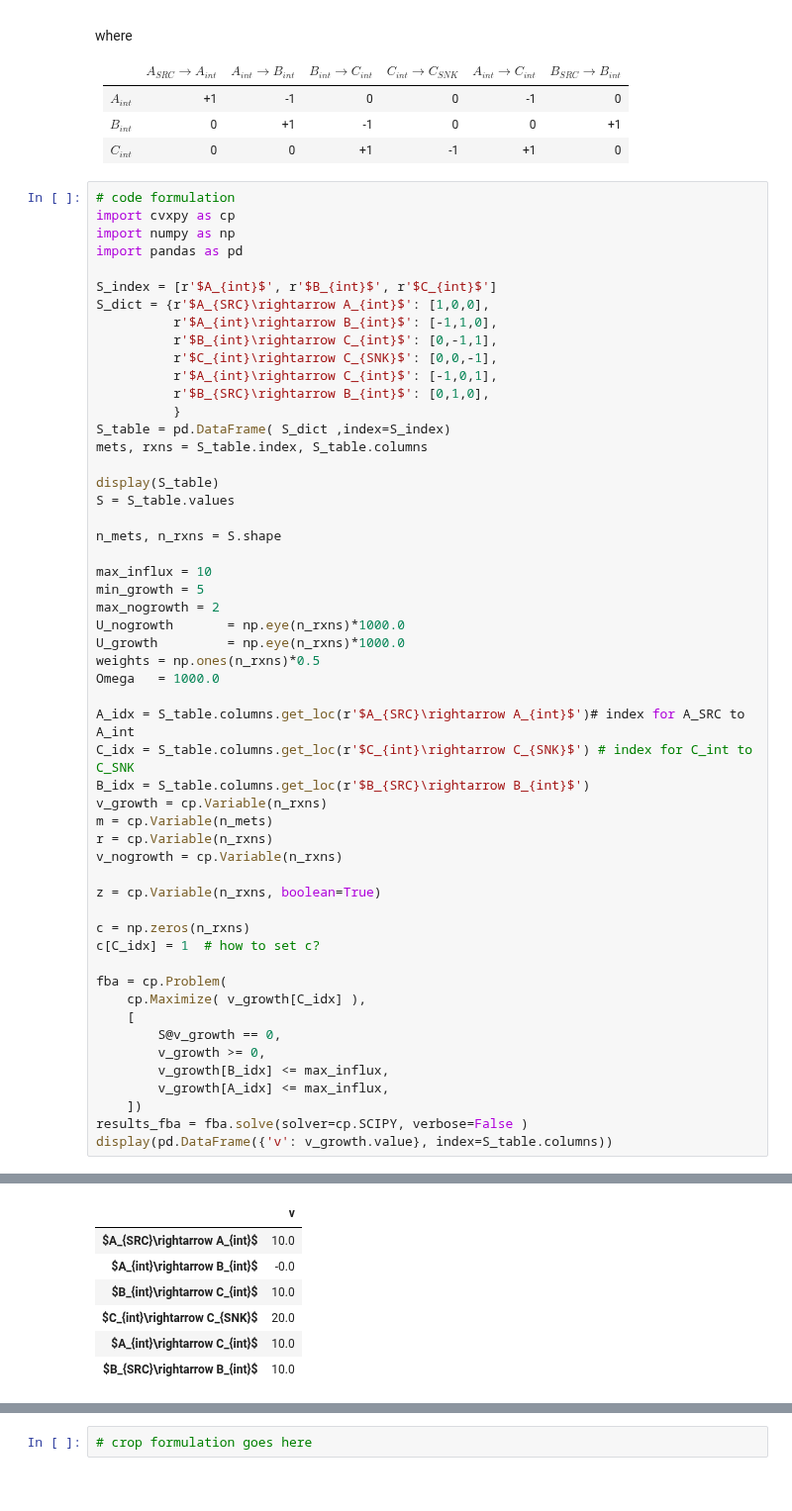
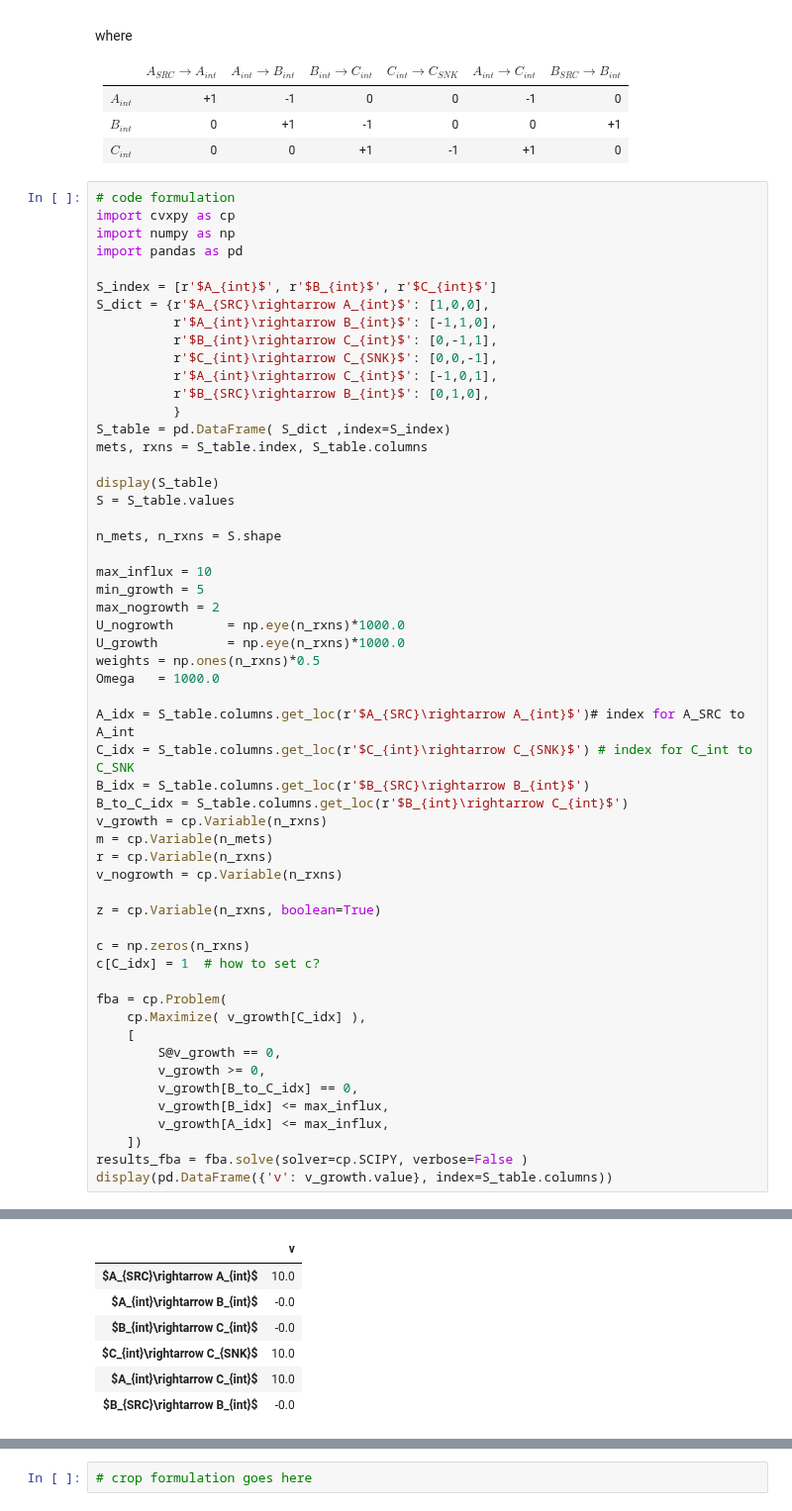
Before and after one commit to pnnl-predictive-phenomics/crop, a Jupyter notebook: docs/notebook/CROP_tests_notes_AG.ipynb, the cells around one changed output, grey strips where cells are left out. Shown at 99% size. Saved outputs shown, nothing was run; the diff lists cells and outputs as text.

```diff
--- a/docs/notebook/CROP_tests_notes_AG.ipynb
+++ b/docs/notebook/CROP_tests_notes_AG.ipynb
@@ -394,35 +394,37 @@ Omega   = 1000.0
 A_idx = S_table.columns.get_loc(r'$A_{SRC}\rightarrow A_{int}$')# index for A_SRC to A_int
 C_idx = S_table.columns.get_loc(r'$C_{int}\rightarrow C_{SNK}$') # index for C_int to C_SNK
 B_idx = S_table.columns.get_loc(r'$B_{SRC}\rightarrow B_{int}$')
+B_to_C_idx = S_table.columns.get_loc(r'$B_{int}\rightarrow C_{int}$')
 v_growth = cp.Variable(n_rxns)
 m = cp.Variable(n_mets)
 r = cp.Variable(n_rxns)
 v_nogrowth = cp.Variable(n_rxns)
 
 z = cp.Variable(n_rxns, boolean=True)
 
 c = np.zeros(n_rxns)
 c[C_idx] = 1  # how to set c?
 
 fba = cp.Problem(
     cp.Maximize( v_growth[C_idx] ),
     [
         S@v_growth == 0,
         v_growth >= 0,
+        v_growth[B_to_C_idx] == 0,
         v_growth[B_idx] <= max_influx,
         v_growth[A_idx] <= max_influx,
     ])
 results_fba = fba.solve(solver=cp.SCIPY, verbose=False )
 display(pd.DataFrame({'v': v_growth.value}, index=S_table.columns))
 # %% [output]
 |  | $A_{SRC}\rightarrow A_{int}$ | $A_{int}\rightarrow B_{int}$ | $B_{int}\rightarrow C_{int}$ | $C_{int}\rightarrow C_{SNK}$ | ... |
 | $A_{int}$ | 1 | -1 | 0 | 0 | ... |
 | $B_{int}$ | 0 | 1 | -1 | 0 | ... |
 | $C_{int}$ | 0 | 0 | 1 | -1 | ... |
 |  | v |
 | $A_{SRC}\rightarrow A_{int}$ | 10.0 |
 | $A_{int}\rightarrow B_{int}$ | -0.0 |
-| $B_{int}\rightarrow C_{int}$ | 10.0 |
-| $C_{int}\rightarrow C_{SNK}$ | 20.0 |
+| $B_{int}\rightarrow C_{int}$ | -0.0 |
+| $C_{int}\rightarrow C_{SNK}$ | 10.0 |
 | $A_{int}\rightarrow C_{int}$ | 10.0 |
-| $B_{SRC}\rightarrow B_{int}$ | 10.0 |
+| $B_{SRC}\rightarrow B_{int}$ | -0.0 |
```
Also changed, not shown: parts of 5 cells of this notebook.
